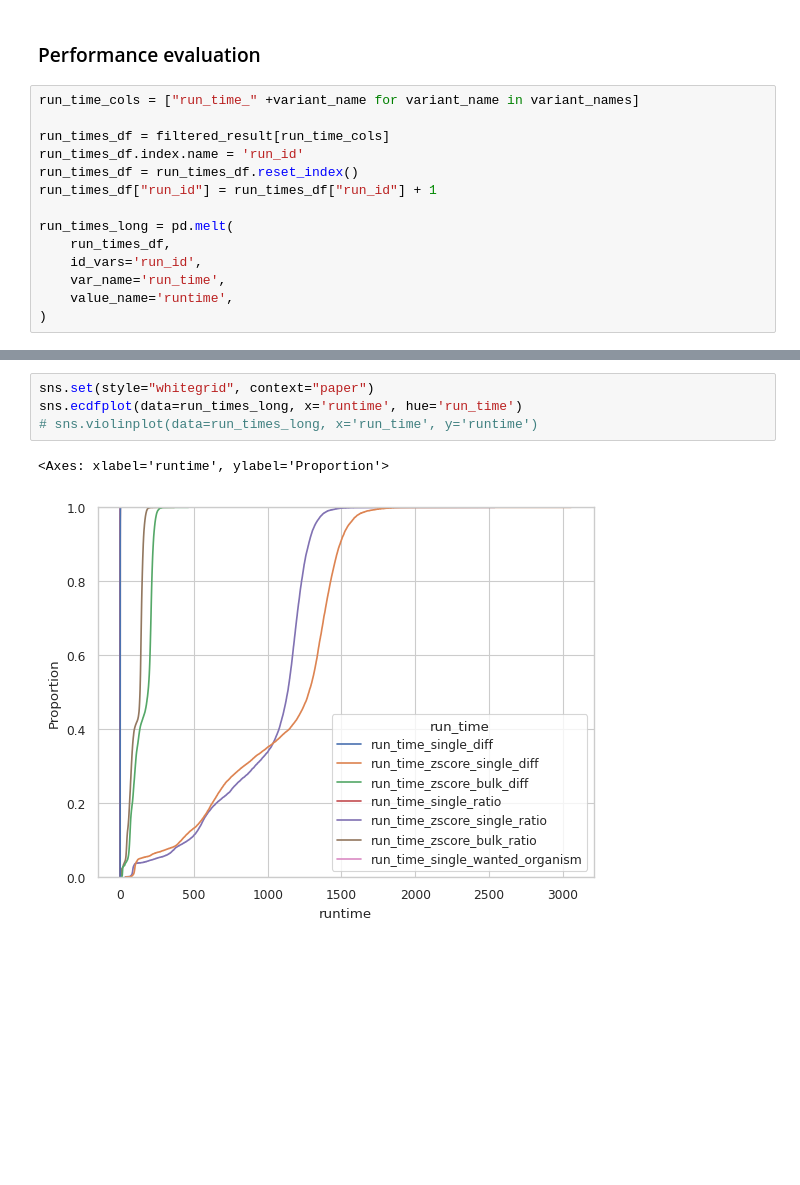
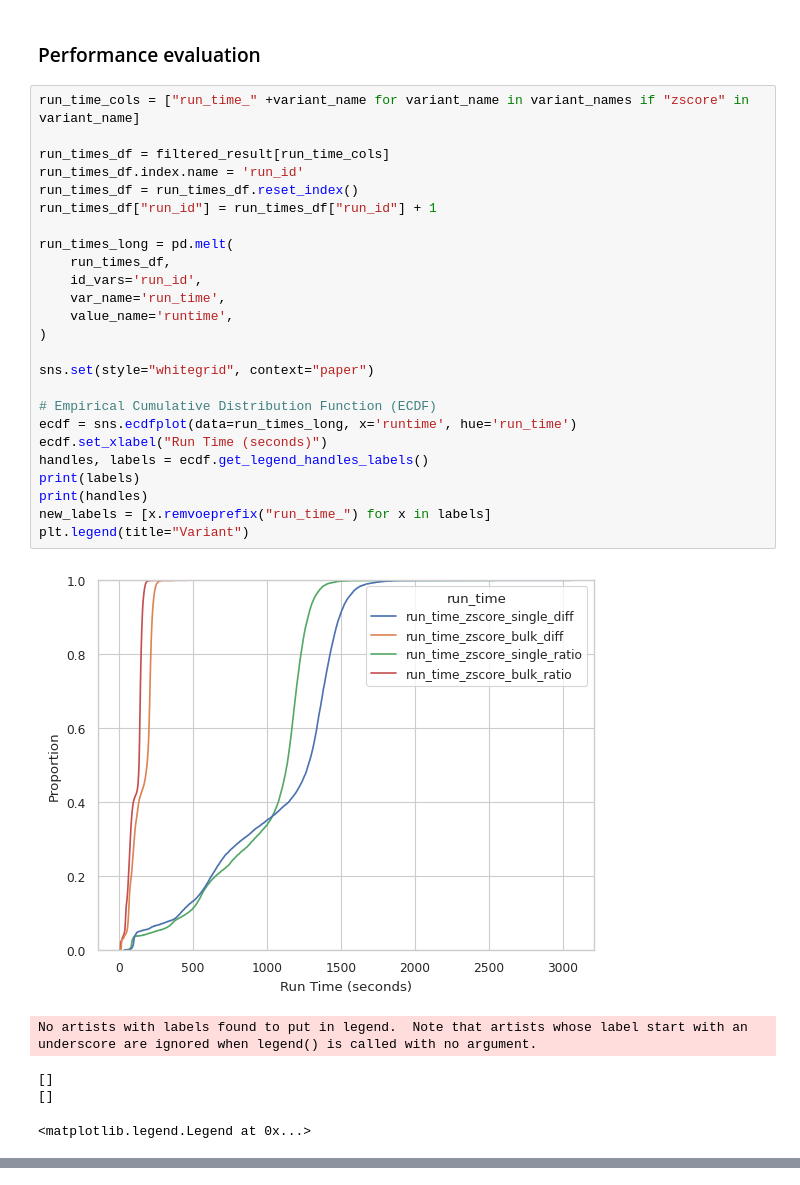
Before and after one commit to morikab/DCUB, a Jupyter notebook: analysis_graphs-homo_sapiens.ipynb, the cells around one changed output, grey strips where cells are left out. Drawn from its saved outputs; the diff is of its cells as text; blank space fills up the shorter version.

Commit message:
add graph for comapring run times

```diff
--- a/analysis_graphs-homo_sapiens.ipynb
+++ b/analysis_graphs-homo_sapiens.ipynb
@@ -351,16 +351,33 @@ plot_comparative_graphs_log_ratio(filtered_result, "ratio_score")
 # %% [markdown]
 ### Performance evaluation
 # %%
-run_time_cols = ["run_time_" +variant_name for variant_name in variant_names]
+run_time_cols = ["run_time_" +variant_name for variant_name in variant_names if "zscore" in variant_name]
 
 run_times_df = filtered_result[run_time_cols]
 run_times_df.index.name = 'run_id'
 run_times_df = run_times_df.reset_index()
 run_times_df["run_id"] = run_times_df["run_id"] + 1
 
 run_times_long = pd.melt(
     run_times_df,
     id_vars='run_id',
     var_name='run_time',
     value_name='runtime',
 )
+
+sns.set(style="whitegrid", context="paper")
+
+# Empirical Cumulative Distribution Function (ECDF)
+ecdf = sns.ecdfplot(data=run_times_long, x='runtime', hue='run_time')
+ecdf.set_xlabel("Run Time (seconds)")
+handles, labels = ecdf.get_legend_handles_labels()
+print(labels)
+print(handles)
+new_labels = [x.remvoeprefix("run_time_") for x in labels]
+plt.legend(title="Variant")
+# %% [output]
+[figure, added]
+No artists with labels found to put in legend.  Note that artists whose label start with an underscore are ignored when legend() is called with no argument.
+[]
+[]
+<matplotlib.legend.Legend at 0x...>
@@ -367,7 +384,0 @@ run_times_long = pd.melt(
-# %%
-sns.set(style="whitegrid", context="paper")
-sns.ecdfplot(data=run_times_long, x='runtime', hue='run_time')
-# sns.violinplot(data=run_times_long, x='run_time', y='runtime')
-# %% [output]
-<Axes: xlabel='runtime', ylabel='Proportion'>
-[figure, removed]
```
Also changed, not shown: parts of 2 cells of this notebook, 1 other file.
